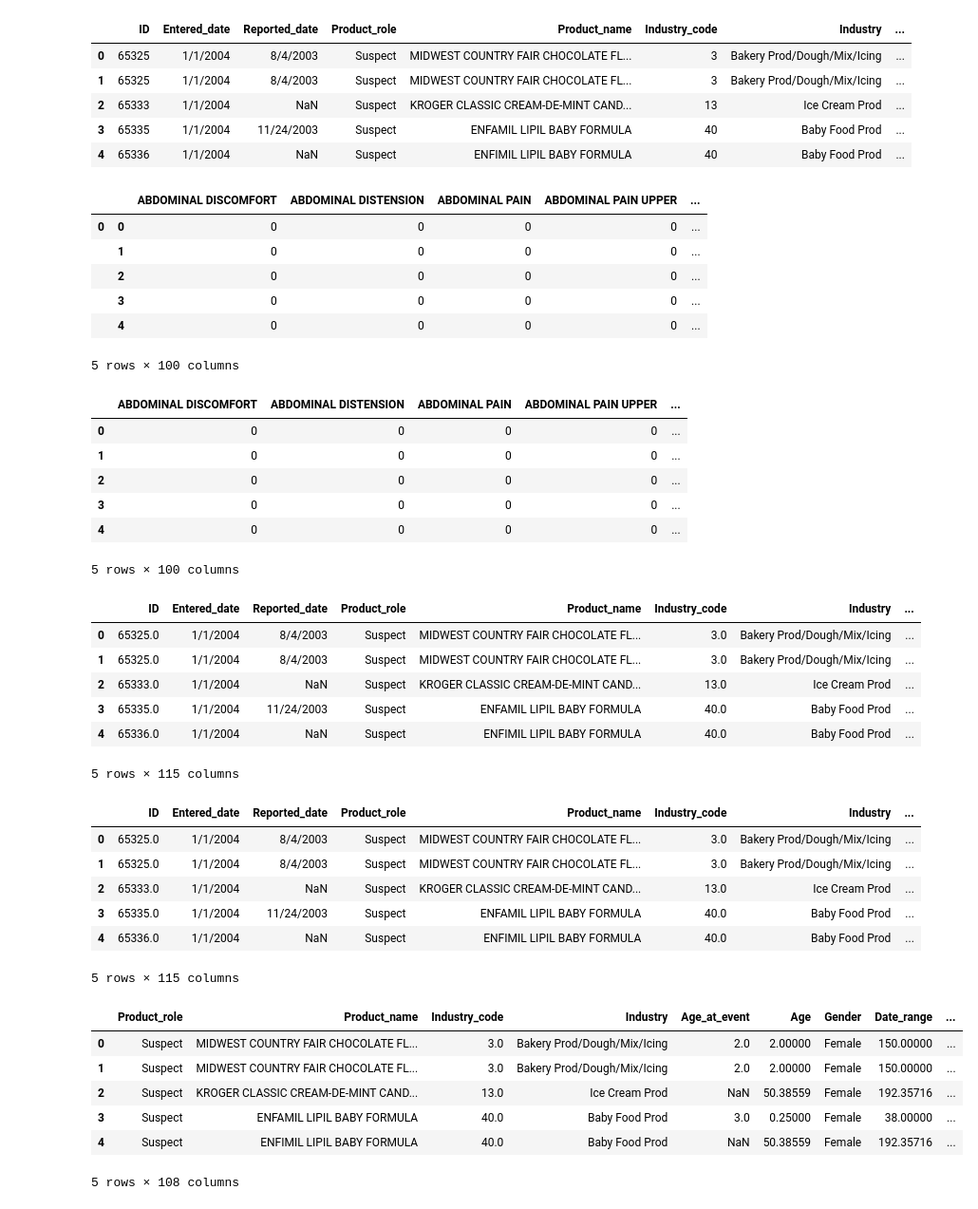
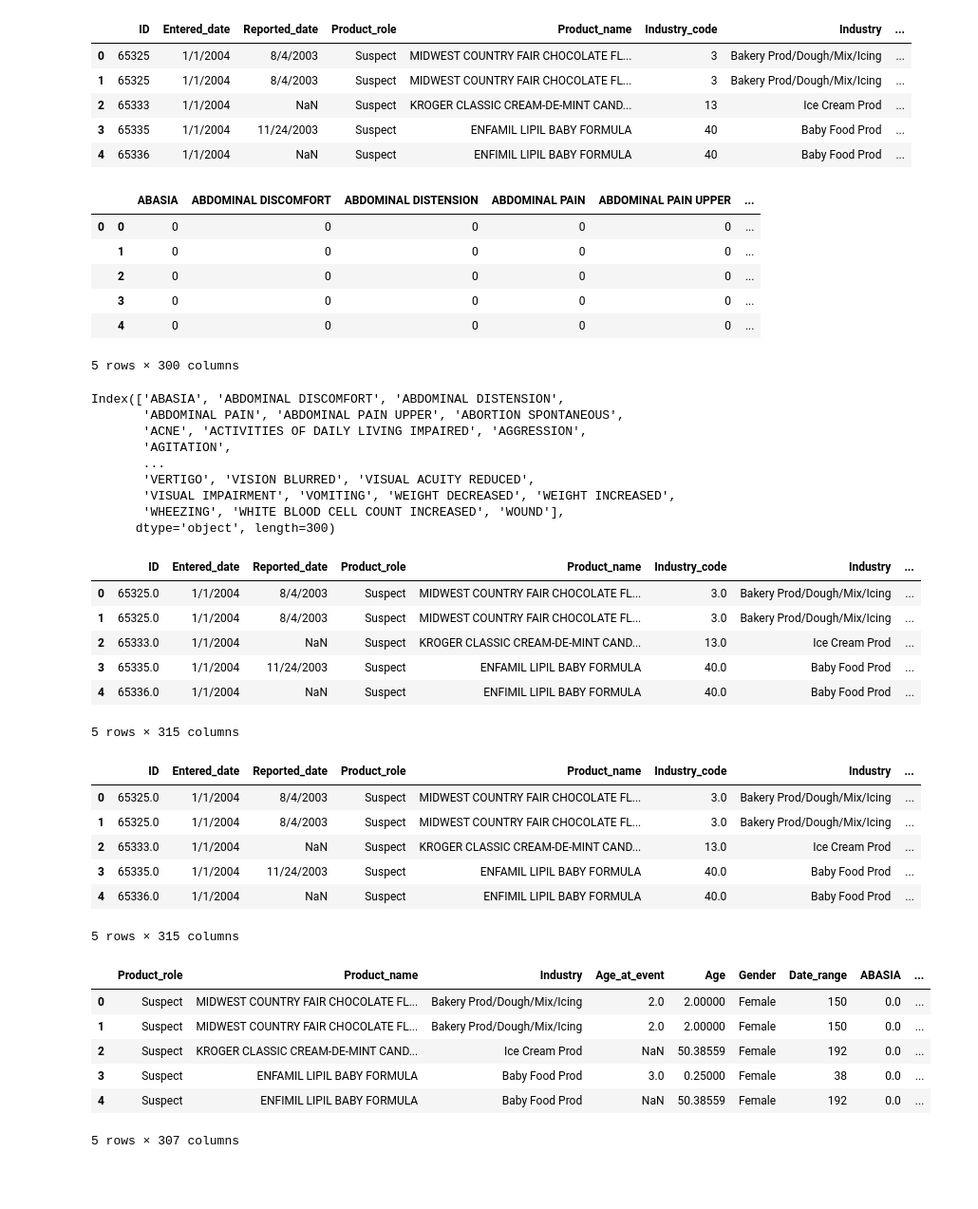
Before and after one commit to littlepham/Adverse-Food-Effects, a Jupyter notebook: Project Data Science Programming.ipynb, the cells around one changed output. Shown at 95% size. Drawn from its saved outputs; the diff is of its cells as text; code cells hidden in the pictures; blank space fills up the shorter version.

```diff
--- a/Project Data Science Programming.ipynb
+++ b/Project Data Science Programming.ipynb
@@ -273,7 +273,7 @@ import operator
 import matplotlib.pyplot as plt
 import collections
 
-no_of_symptoms = 100
+no_of_symptoms = 300
 
 regular_list = []
 
@@ -333,25 +323,28 @@ symptoms_obj = symptoms_df.stack()
 symptoms_df = pd.get_dummies(symptoms_obj)
 symptoms_df.head()
 # %% [output]
-|  |  | ABDOMINAL DISCOMFORT | ABDOMINAL DISTENSION | ABDOMINAL PAIN | ABDOMINAL PAIN UPPER | ... |
-| 0 | 0 | 0 | 0 | 0 | 0 | ... |
-|  | 1 | 0 | 0 | 0 | 0 | ... |
-|  | 2 | 0 | 0 | 0 | 0 | ... |
-|  | 3 | 0 | 0 | 0 | 0 | ... |
-|  | 4 | 0 | 0 | 0 | 0 | ... |
+|  |  | ABASIA | ABDOMINAL DISCOMFORT | ABDOMINAL DISTENSION | ABDOMINAL PAIN | ABDOMINAL PAIN UPPER | ... |
+| 0 | 0 | 0 | 0 | 0 | 0 | 0 | ... |
+|  | 1 | 0 | 0 | 0 | 0 | 0 | ... |
+|  | 2 | 0 | 0 | 0 | 0 | 0 | ... |
+|  | 3 | 0 | 0 | 0 | 0 | 0 | ... |
+|  | 4 | 0 | 0 | 0 | 0 | 0 | ... |
-5 rows × 100 columns
+5 rows × 300 columns
 # %%
 # Getting the original index back
 symptoms_df = symptoms_df.groupby(level=0).sum()
 symptoms_df.head()
+symptoms_df.columns
 # %% [output]
-|  | ABDOMINAL DISCOMFORT | ABDOMINAL DISTENSION | ABDOMINAL PAIN | ABDOMINAL PAIN UPPER | ... |
-| 0 | 0 | 0 | 0 | 0 | ... |
-| 1 | 0 | 0 | 0 | 0 | ... |
-| 2 | 0 | 0 | 0 | 0 | ... |
-| 3 | 0 | 0 | 0 | 0 | ... |
-| 4 | 0 | 0 | 0 | 0 | ... |
-5 rows × 100 columns
+Index(['ABASIA', 'ABDOMINAL DISCOMFORT', 'ABDOMINAL DISTENSION',
+       'ABDOMINAL PAIN', 'ABDOMINAL PAIN UPPER', 'ABORTION SPONTANEOUS',
+       'ACNE', 'ACTIVITIES OF DAILY LIVING IMPAIRED', 'AGGRESSION',
+       'AGITATION',
+       ...
+       'VERTIGO', 'VISION BLURRED', 'VISUAL ACUITY REDUCED',
+       'VISUAL IMPAIRMENT', 'VOMITING', 'WEIGHT DECREASED', 'WEIGHT INCREASED',
+       'WHEEZING', 'WHITE BLOOD CELL COUNT INCREASED', 'WOUND'],
+      dtype='object', length=300)
 # %%
 # Rejoining the dataframe with the one-hot encodings
 df = pd.concat([df, symptoms_df], axis=1)
@@ -363,7 +356,7 @@ df.head()
 | 2 | 65333.0 | 1/1/2004 | NaN | Suspect | KROGER CLASSIC CREAM-DE-MINT CAND... | 13.0 | Ice Cream Prod | ... |
 | 3 | 65335.0 | 1/1/2004 | 11/24/2003 | Suspect | ENFAMIL LIPIL BABY FORMULA | 40.0 | Baby Food Prod | ... |
 | 4 | 65336.0 | 1/1/2004 | NaN | Suspect | ENFIMIL LIPIL BABY FORMULA | 40.0 | Baby Food Prod | ... |
-5 rows × 115 columns
+5 rows × 315 columns
 # %%
 import random
 # Filling in na values
@@ -373,6 +366,8 @@ df['Date_range'].fillna(df['Date_range'].mean(), inplace=True)
 # We fill in gender not available by a random sample
 df['Gender'].replace(to_replace='Not Available', value=random.sample(['Male', 'Female'], 1)[0], inplace=True)
 df.dropna(subset='Symptoms')
+# Converting data to int instead of float
+df['Date_range'] = df['Date_range'].map(lambda x: int(x))
 df.head()
 # %% [output]
 |  | ID | Entered_date | Reported_date | Product_role | Product_name | Industry_code | Industry | ... |
@@ -381,19 +376,19 @@ df.head()
 | 2 | 65333.0 | 1/1/2004 | NaN | Suspect | KROGER CLASSIC CREAM-DE-MINT CAND... | 13.0 | Ice Cream Prod | ... |
 | 3 | 65335.0 | 1/1/2004 | 11/24/2003 | Suspect | ENFAMIL LIPIL BABY FORMULA | 40.0 | Baby Food Prod | ... |
 | 4 | 65336.0 | 1/1/2004 | NaN | Suspect | ENFIMIL LIPIL BABY FORMULA | 40.0 | Baby Food Prod | ... |
-5 rows × 115 columns
+5 rows × 315 columns
 # %%
-df.columns
-df_x = df.drop(columns=['ID', 'Outcomes', 'Outcomes_bool', 'Symptoms', 'Filtered_symptoms', 'Entered_date', 'Reported_date'])
+df.columns = df.columns.str.replace(' ', '_')
+df_x = df.drop(columns=['ID', 'Outcomes', 'Outcomes_bool', 'Symptoms', 'Filtered_symptoms', 'Entered_date', 'Reported_date', 'Industry_code'])
 df_x.head()
 # %% [output]
-|  | Product_role | Product_name | Industry_code | Industry | Age_at_event | Age | Gender | Date_range | ... |
-| 0 | Suspect | MIDWEST COUNTRY FAIR CHOCOLATE FL... | 3.0 | Bakery Prod/Dough/Mix/Icing | 2.0 | 2.00000 | Female | 150.00000 | ... |
-| 1 | Suspect | MIDWEST COUNTRY FAIR CHOCOLATE FL... | 3.0 | Bakery Prod/Dough/Mix/Icing | 2.0 | 2.00000 | Female | 150.00000 | ... |
-| 2 | Suspect | KROGER CLASSIC CREAM-DE-MINT CAND... | 13.0 | Ice Cream Prod | NaN | 50.38559 | Female | 192.35716 | ... |
-| 3 | Suspect | ENFAMIL LIPIL BABY FORMULA | 40.0 | Baby Food Prod | 3.0 | 0.25000 | Female | 38.00000 | ... |
-| 4 | Suspect | ENFIMIL LIPIL BABY FORMULA | 40.0 | Baby Food Prod | NaN | 50.38559 | Female | 192.35716 | ... |
+|  | Product_role | Product_name | Industry | Age_at_event | Age | Gender | Date_range | ABASIA | ... |
+| 0 | Suspect | MIDWEST COUNTRY FAIR CHOCOLATE FL... | Bakery Prod/Dough/Mix/Icing | 2.0 | 2.00000 | Female | 150 | 0.0 | ... |
+| 1 | Suspect | MIDWEST COUNTRY FAIR CHOCOLATE FL... | Bakery Prod/Dough/Mix/Icing | 2.0 | 2.00000 | Female | 150 | 0.0 | ... |
+| 2 | Suspect | KROGER CLASSIC CREAM-DE-MINT CAND... | Ice Cream Prod | NaN | 50.38559 | Female | 192 | 0.0 | ... |
+| 3 | Suspect | ENFAMIL LIPIL BABY FORMULA | Baby Food Prod | 3.0 | 0.25000 | Female | 38 | 0.0 | ... |
+| 4 | Suspect | ENFIMIL LIPIL BABY FORMULA | Baby Food Prod | NaN | 50.38559 | Female | 192 | 0.0 | ... |
-5 rows × 108 columns
+5 rows × 307 columns
 # %%
 # KNN Classifier
 from patsy import dmatrices
```
Also changed, not shown: parts of 2 cells of this notebook.
